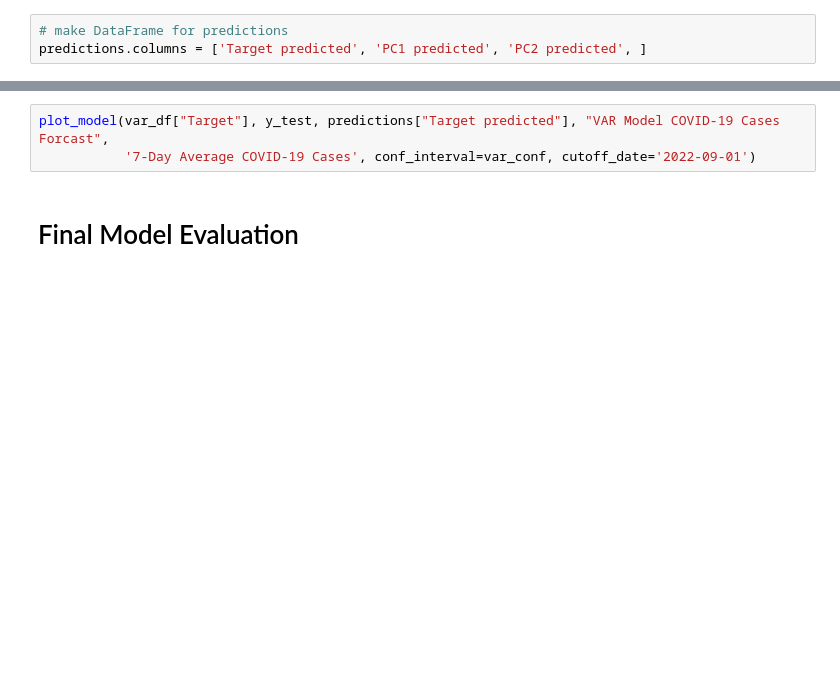
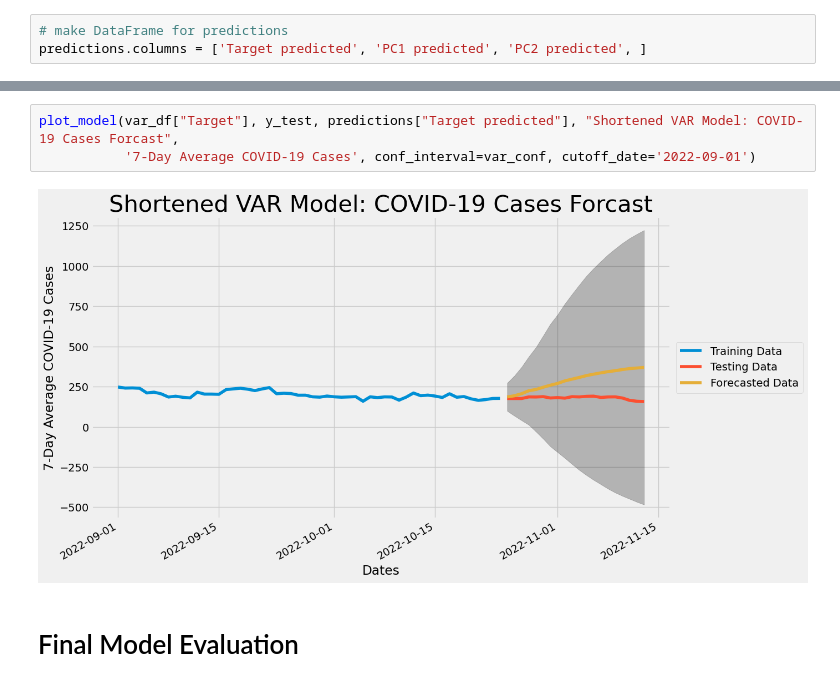
Before and after one commit to sanderlin2013/Predicting-COVID-19-in-Philly, a Jupyter notebook: final_notebook.ipynb, the cells around one changed output, grey strips where cells are left out. Cells and saved outputs as stored; diff of their text form; blank space fills up the shorter version.

```diff
--- a/final_notebook.ipynb
+++ b/final_notebook.ipynb
@@ -440,6 +822,8 @@ plot_model(var_df["Target"], y_test, predictions["Target predicted"], "VAR Model
 # %%
-plot_model(var_df["Target"], y_test, predictions["Target predicted"], "VAR Model COVID-19 Cases Forcast",
+plot_model(var_df["Target"], y_test, predictions["Target predicted"], "Shortened VAR Model: COVID-19 Cases Forcast",
            '7-Day Average COVID-19 Cases', conf_interval=var_conf, cutoff_date='2022-09-01')
+# %% [output]
+[figure, added]
 # %% [markdown]
 # Final Model Evaluation
 # %%
```
Also changed, not shown: parts of 48 cells of this notebook.
